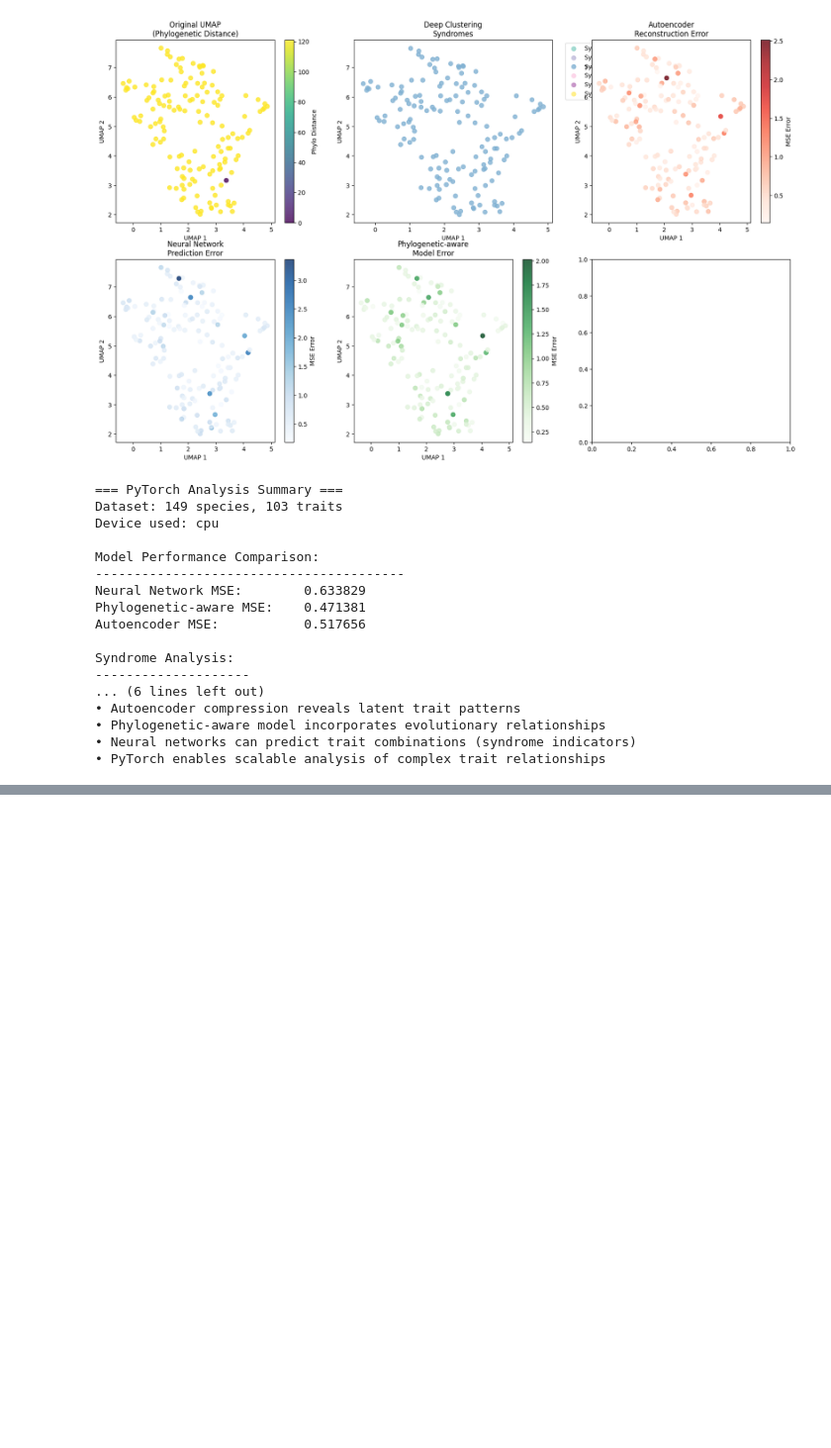
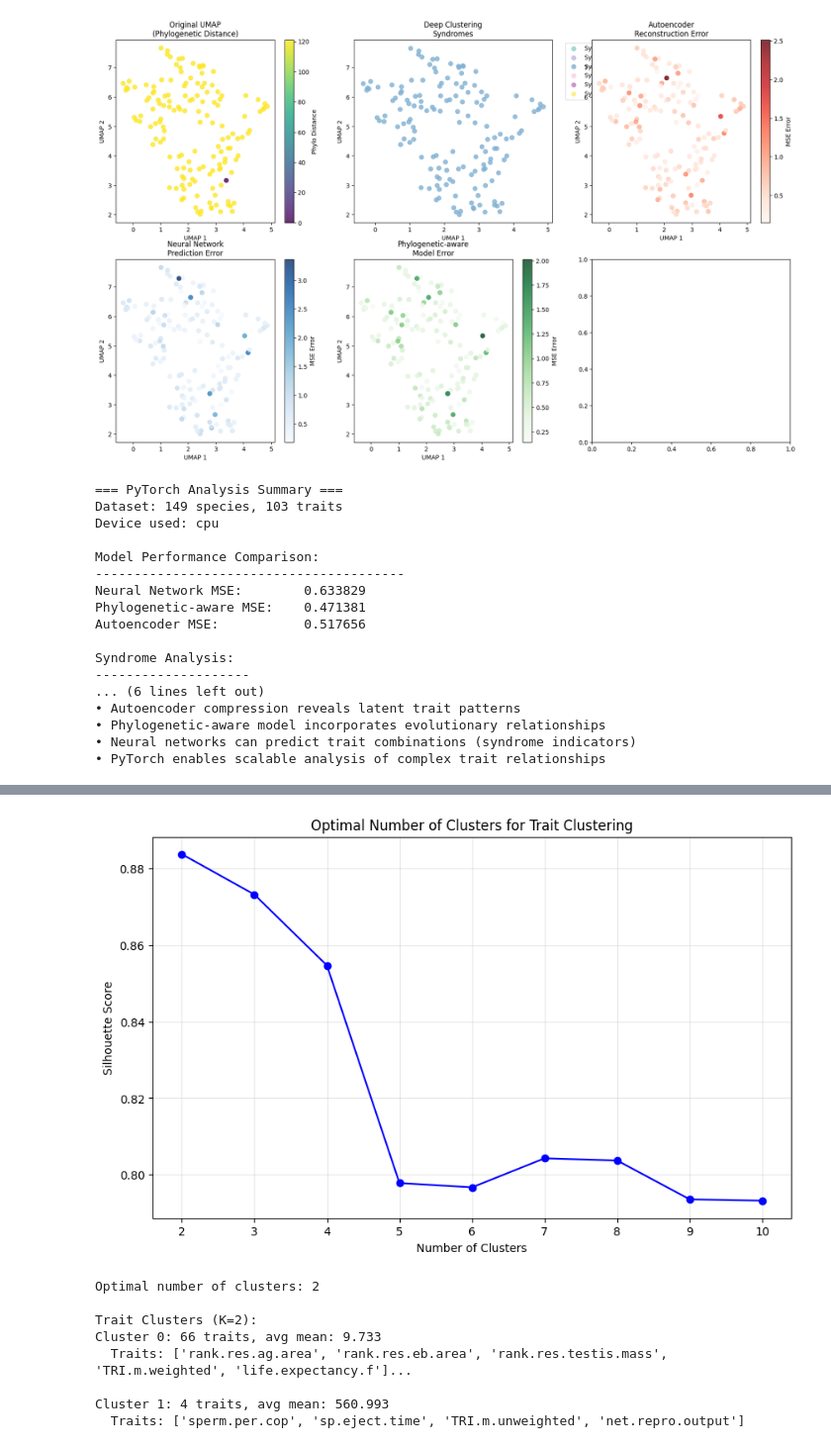
Before and after one commit to mkamya20/SyndromeandLevers, a Jupyter notebook: dev/exploration_new.ipynb, the cells around one changed output, grey strips where cells are left out. Shown at 99% size. Cells and saved outputs as stored; diff of their text form; code cells hidden in the pictures; blank space fills up the shorter version.

```diff
--- a/dev/exploration_new.ipynb
+++ b/dev/exploration_new.ipynb
@@ -1019,0 +1088,74 @@ Syndrome Analysis:
+# %%
+# 3. Trait Clustering Analysis (K-Means with emphasis on means)
+# This groups traits that have similar patterns across species
+# We use the mean values as the primary clustering feature
+
+from sklearn.cluster import KMeans
+from sklearn.preprocessing import StandardScaler
+from sklearn.metrics import silhouette_score
+import torch
+import torch.nn as nn
+import torch.optim as optim
+
+trait_stats = trait_data.describe()
+trait_means = trait_data.mean()
+trait_stds = trait_data.std()
+# Prepare data for clustering (transpose so traits are rows)
+trait_data_clean = trait_data.fillna(trait_data.mean())
+trait_means_matrix = trait_data_clean.T  # Transpose: traits as rows, species as columns
+
+# Standardize the data
+scaler = StandardScaler()
+trait_scaled = scaler.fit_transform(trait_means_matrix)
+
+# Find optimal number of clusters using silhouette score
+silhouette_scores = []
+K_range = range(2, min(11, len(trait_cols)//2))
+
+for k in K_range:
+    kmeans = KMeans(n_clusters=k, random_state=42, n_init=10)
+    cluster_labels = kmeans.fit_predict(trait_scaled)
+    silhouette_avg = silhouette_score(trait_scaled, cluster_labels)
+    silhouette_scores.append(silhouette_avg)
+
+# Plot silhouette scores
+plt.figure(figsize=(10, 6))
+plt.plot(K_range, silhouette_scores, 'bo-')
+plt.xlabel('Number of Clusters')
+plt.ylabel('Silhouette Score')
+plt.title('Optimal Number of Clusters for Trait Clustering')
+plt.grid(True, alpha=0.3)
+plt.show()
+
+# Use optimal number of clusters
+optimal_k = K_range[np.argmax(silhouette_scores)]
+print(f"Optimal number of clusters: {optimal_k}")
+
+# Perform final clustering
+kmeans_final = KMeans(n_clusters=optimal_k, random_state=42, n_init=10)
+trait_clusters = kmeans_final.fit_predict(trait_scaled)
+
+# Create cluster summary
+cluster_summary = pd.DataFrame({
+    'Trait': trait_cols,
+    'Cluster': trait_clusters,
+    'Mean_Value': trait_means.values
+}).sort_values(['Cluster', 'Mean_Value'], ascending=[True, False])
+
+print(f"\nTrait Clusters (K={optimal_k}):")
+for cluster_id in range(optimal_k):
+    cluster_traits = cluster_summary[cluster_summary['Cluster'] == cluster_id]['Trait'].tolist()
+    cluster_mean = cluster_summary[cluster_summary['Cluster'] == cluster_id]['Mean_Value'].mean()
+    print(f"Cluster {cluster_id}: {len(cluster_traits)} traits, avg mean: {cluster_mean:.3f}")
+    print(f"  Traits: {cluster_traits[:5]}{'...' if len(cluster_traits) > 5 else ''}")
+    print()
+# %% [output]
+[figure, added]
+Optimal number of clusters: 2
+
+Trait Clusters (K=2):
+Cluster 0: 66 traits, avg mean: 9.733
+  Traits: ['rank.res.ag.area', 'rank.res.eb.area', 'rank.res.testis.mass', 'TRI.m.weighted', 'life.expectancy.f']...
+
+Cluster 1: 4 traits, avg mean: 560.993
+  Traits: ['sperm.per.cop', 'sp.eject.time', 'TRI.m.unweighted', 'net.repro.output']
```
Also changed, not shown: parts of 5 cells of this notebook.
